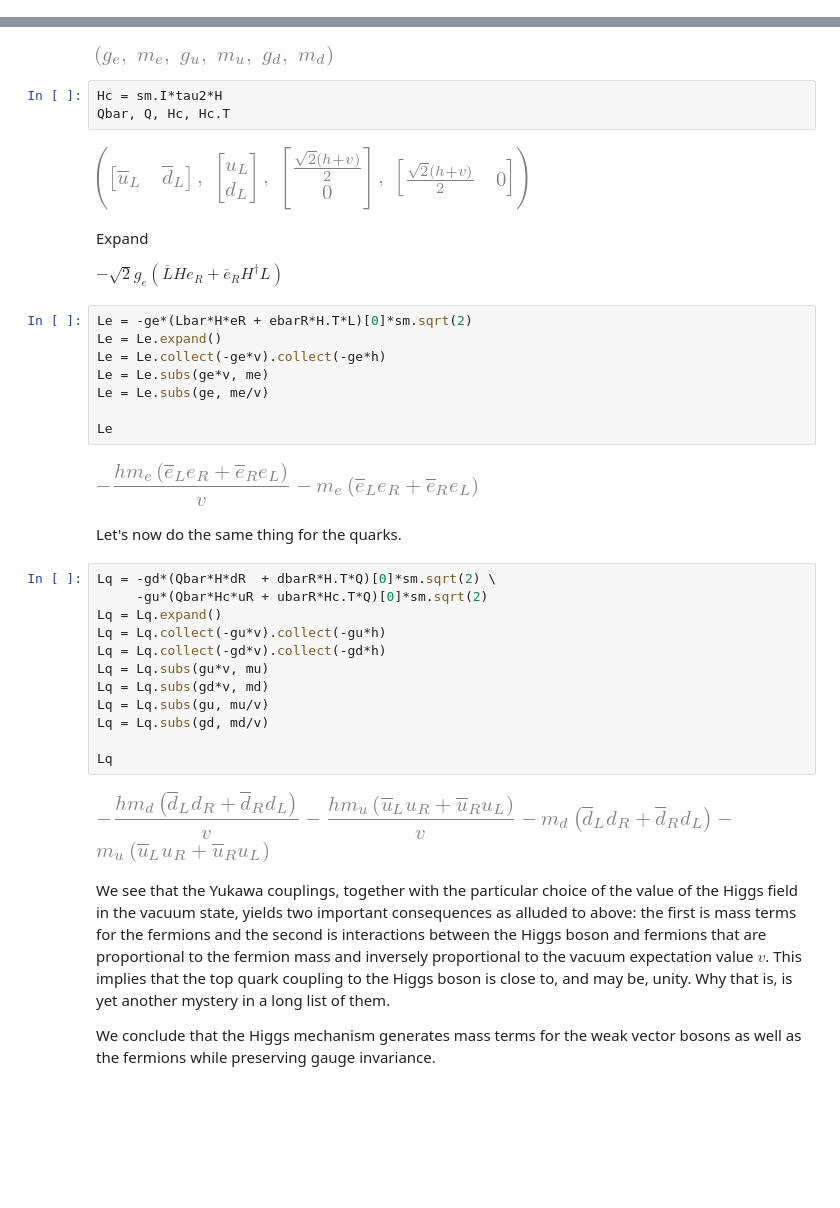
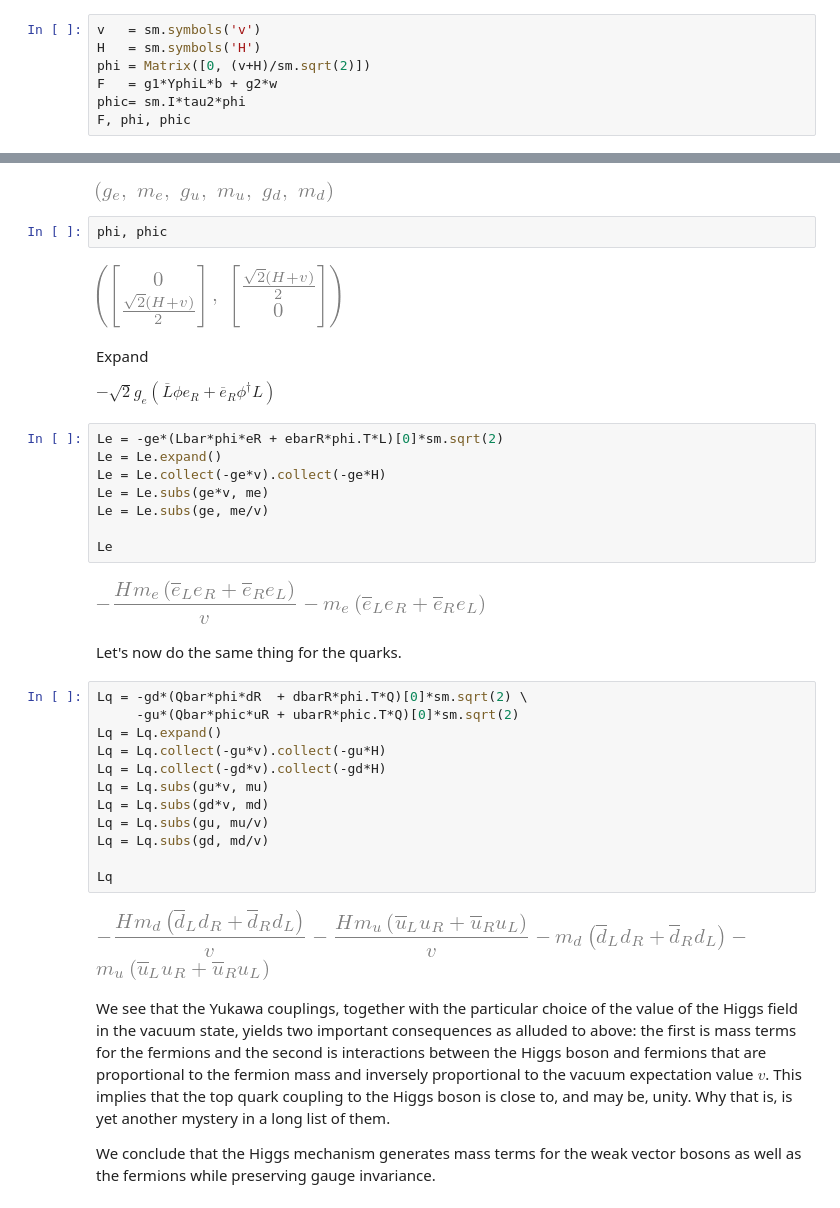
Before and after one commit to hbprosper/GSW, a Jupyter notebook: GlashowSalamWeinberg.ipynb, the cells around one changed output, grey strips where cells are left out. Drawn from its saved outputs; the diff is of its cells as text; blank space fills up the shorter version.

```diff
--- a/GlashowSalamWeinberg.ipynb
+++ b/GlashowSalamWeinberg.ipynb
@@ -629,0 +691,7 @@ f
+# %%
+v   = sm.symbols('v')
+H   = sm.symbols('H')
+phi = Matrix([0, (v+H)/sm.sqrt(2)])
+F   = g1*YphiL*b + g2*w
+phic= sm.I*tau2*phi
+F, phi, phic
@@ -725,33 +833,32 @@ gu, mu, gd, md
 ge, me, gu, mu, gd, md
 # %% [output]
 [figure]
-# %%
-Hc = sm.I*tau2*H
-Qbar, Q, Hc, Hc.T
-# %% [output]
-[figure, removed]
+# %%
+phi, phic
+# %% [output]
+[figure, added]
 # %% [markdown]
 Expand
 
-$-\sqrt{2} g_e (\overline{L} H e_R + \overline{e}_R H^\dagger L)$
+$-\sqrt{2} g_e (\overline{L} \phi e_R + \overline{e}_R \phi^\dagger L)$
 # %%
-Le = -ge*(Lbar*H*eR + ebarR*H.T*L)[0]*sm.sqrt(2)
+Le = -ge*(Lbar*phi*eR + ebarR*phi.T*L)[0]*sm.sqrt(2)
 Le = Le.expand()
-Le = Le.collect(-ge*v).collect(-ge*h)
+Le = Le.collect(-ge*v).collect(-ge*H)
 Le = Le.subs(ge*v, me)
 Le = Le.subs(ge, me/v)
 
 Le
 # %% [output]
-[figure, old version]
+[figure, new version]
 # %% [markdown]
 Let's now do the same thing for the quarks.
 # %%
-Lq = -gd*(Qbar*H*dR  + dbarR*H.T*Q)[0]*sm.sqrt(2) \
-     -gu*(Qbar*Hc*uR + ubarR*Hc.T*Q)[0]*sm.sqrt(2)
+Lq = -gd*(Qbar*phi*dR  + dbarR*phi.T*Q)[0]*sm.sqrt(2) \
+     -gu*(Qbar*phic*uR + ubarR*phic.T*Q)[0]*sm.sqrt(2)
 Lq = Lq.expand()
-Lq = Lq.collect(-gu*v).collect(-gu*h)
-Lq = Lq.collect(-gd*v).collect(-gd*h)
+Lq = Lq.collect(-gu*v).collect(-gu*H)
+Lq = Lq.collect(-gd*v).collect(-gd*H)
 Lq = Lq.subs(gu*v, mu)
 Lq = Lq.subs(gd*v, md)
 Lq = Lq.subs(gu, mu/v)
@@ -759,7 +866,7 @@ Lq = Lq.subs(gd, md/v)
 
 Lq
 # %% [output]
-[figure, old version]
+[figure, new version]
 # %% [markdown]
 We see that the Yukawa couplings, together with the particular choice of the value of the Higgs field in the vacuum state, yields two important consequences as alluded to above: the first is mass terms for the fermions and the second is interactions between the Higgs boson and fermions that are proportional to the fermion mass and inversely proportional to the vacuum expectation value $v$. This implies that the top quark coupling to the Higgs boson is close to, and may be, unity. Why that is, is yet another mystery in a long list of them.
 
```
Also changed, not shown: parts of 100 cells of this notebook, 2 other files.
